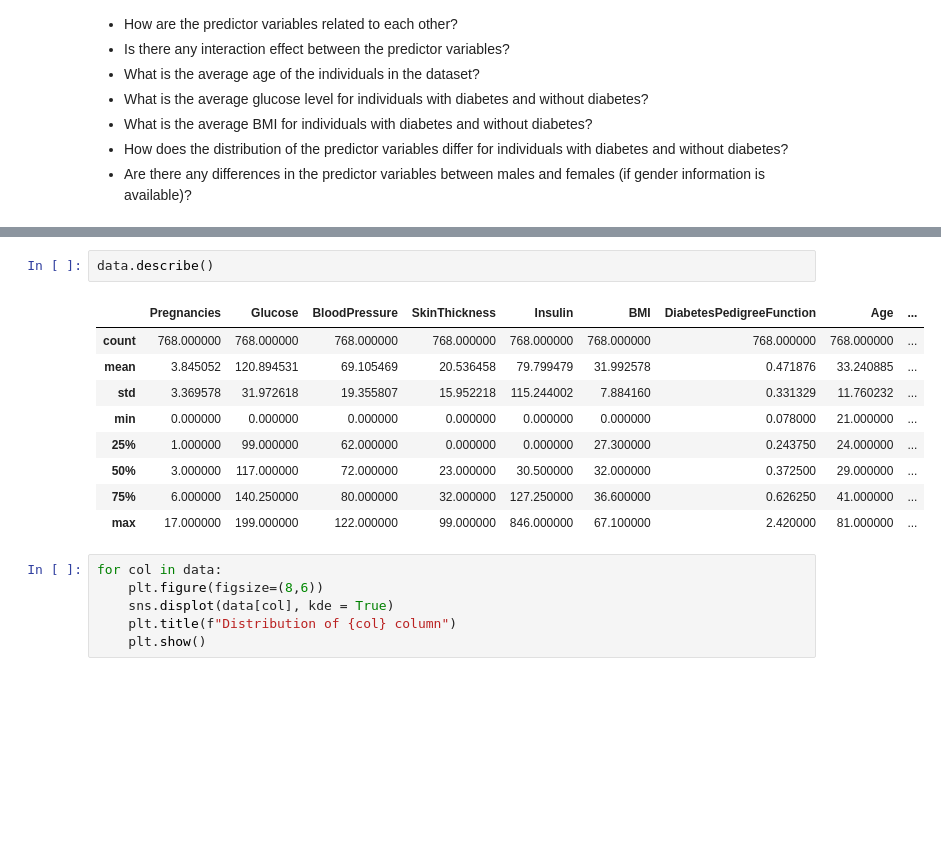
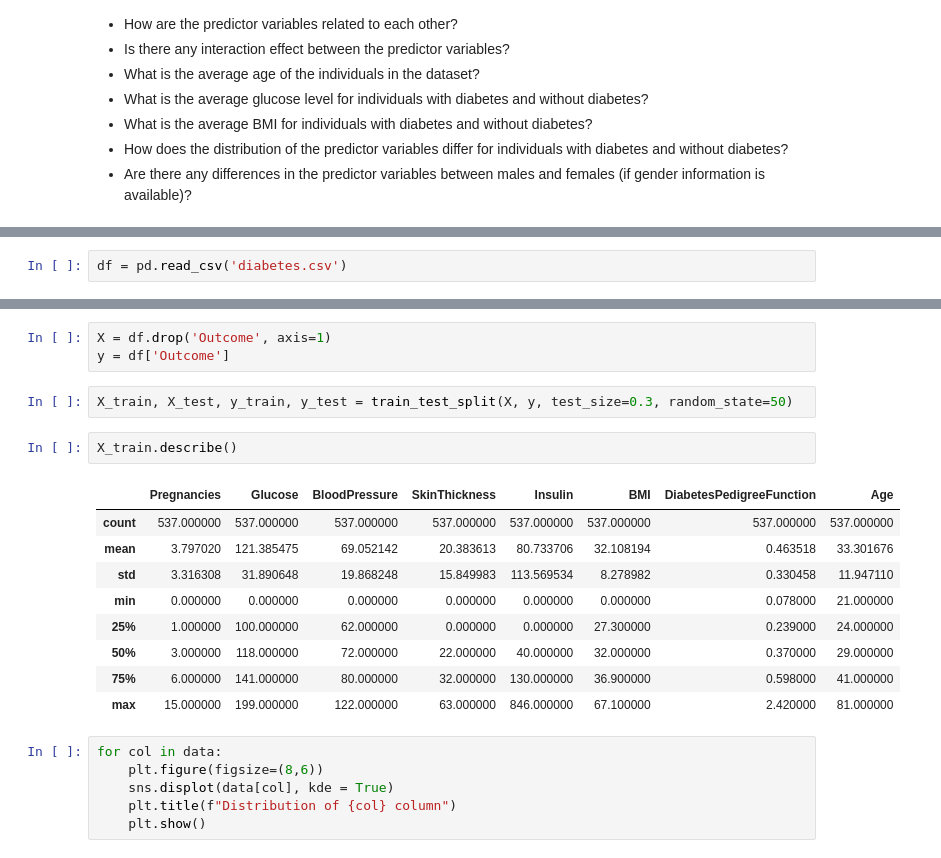
Before and after one commit to OmarMash/Supervised-Learning-LHL, a Jupyter notebook: Supervised Learning - Project (1).ipynb, the cells around one changed output, grey strips where cells are left out. Drawn from its saved outputs; the diff is of its cells as text; blank space fills up the shorter version.

```diff
--- a/Supervised Learning - Project (1).ipynb
+++ b/Supervised Learning - Project (1).ipynb
@@ -32 +31,3 @@ data = pd.read_csv('diabetes.csv')
+# %%
+df = pd.read_csv('diabetes.csv')
 # %%
@@ -48,18 +49,23 @@ Data columns (total 9 columns):
  8   Outcome                   768 non-null    int64
 dtypes: float64(2), int64(7)
 memory usage: 54.1 KB
+# %%
+X = df.drop('Outcome', axis=1)
+y = df['Outcome']
+# %%
+X_train, X_test, y_train, y_test = train_test_split(X, y, test_size=0.3, random_state=50)
 # %%
-data.describe()
+X_train.describe()
 # %% [output]
-|  | Pregnancies | Glucose | BloodPressure | SkinThickness | Insulin | BMI | DiabetesPedigreeFunction | Age | ... |
-| count | 768.000000 | 768.000000 | 768.000000 | 768.000000 | 768.000000 | 768.000000 | 768.000000 | 768.000000 | ... |
-| mean | 3.845052 | 120.894531 | 69.105469 | 20.536458 | 79.799479 | 31.992578 | 0.471876 | 33.240885 | ... |
-| std | 3.369578 | 31.972618 | 19.355807 | 15.952218 | 115.244002 | 7.884160 | 0.331329 | 11.760232 | ... |
-| min | 0.000000 | 0.000000 | 0.000000 | 0.000000 | 0.000000 | 0.000000 | 0.078000 | 21.000000 | ... |
-| 25% | 1.000000 | 99.000000 | 62.000000 | 0.000000 | 0.000000 | 27.300000 | 0.243750 | 24.000000 | ... |
-| 50% | 3.000000 | 117.000000 | 72.000000 | 23.000000 | 30.500000 | 32.000000 | 0.372500 | 29.000000 | ... |
-| 75% | 6.000000 | 140.250000 | 80.000000 | 32.000000 | 127.250000 | 36.600000 | 0.626250 | 41.000000 | ... |
-| max | 17.000000 | 199.000000 | 122.000000 | 99.000000 | 846.000000 | 67.100000 | 2.420000 | 81.000000 | ... |
+|  | Pregnancies | Glucose | BloodPressure | SkinThickness | Insulin | BMI | DiabetesPedigreeFunction | Age |
+| count | 537.000000 | 537.000000 | 537.000000 | 537.000000 | 537.000000 | 537.000000 | 537.000000 | 537.000000 |
+| mean | 3.797020 | 121.385475 | 69.052142 | 20.383613 | 80.733706 | 32.108194 | 0.463518 | 33.301676 |
+| std | 3.316308 | 31.890648 | 19.868248 | 15.849983 | 113.569534 | 8.278982 | 0.330458 | 11.947110 |
+| min | 0.000000 | 0.000000 | 0.000000 | 0.000000 | 0.000000 | 0.000000 | 0.078000 | 21.000000 |
+| 25% | 1.000000 | 100.000000 | 62.000000 | 0.000000 | 0.000000 | 27.300000 | 0.239000 | 24.000000 |
+| 50% | 3.000000 | 118.000000 | 72.000000 | 22.000000 | 40.000000 | 32.000000 | 0.370000 | 29.000000 |
+| 75% | 6.000000 | 141.000000 | 80.000000 | 32.000000 | 130.000000 | 36.900000 | 0.598000 | 41.000000 |
+| max | 15.000000 | 199.000000 | 122.000000 | 63.000000 | 846.000000 | 67.100000 | 2.420000 | 81.000000 |
 # %%
 for col in data:
     plt.figure(figsize=(8,6))
```
Also changed, not shown: parts of 17 cells of this notebook.
